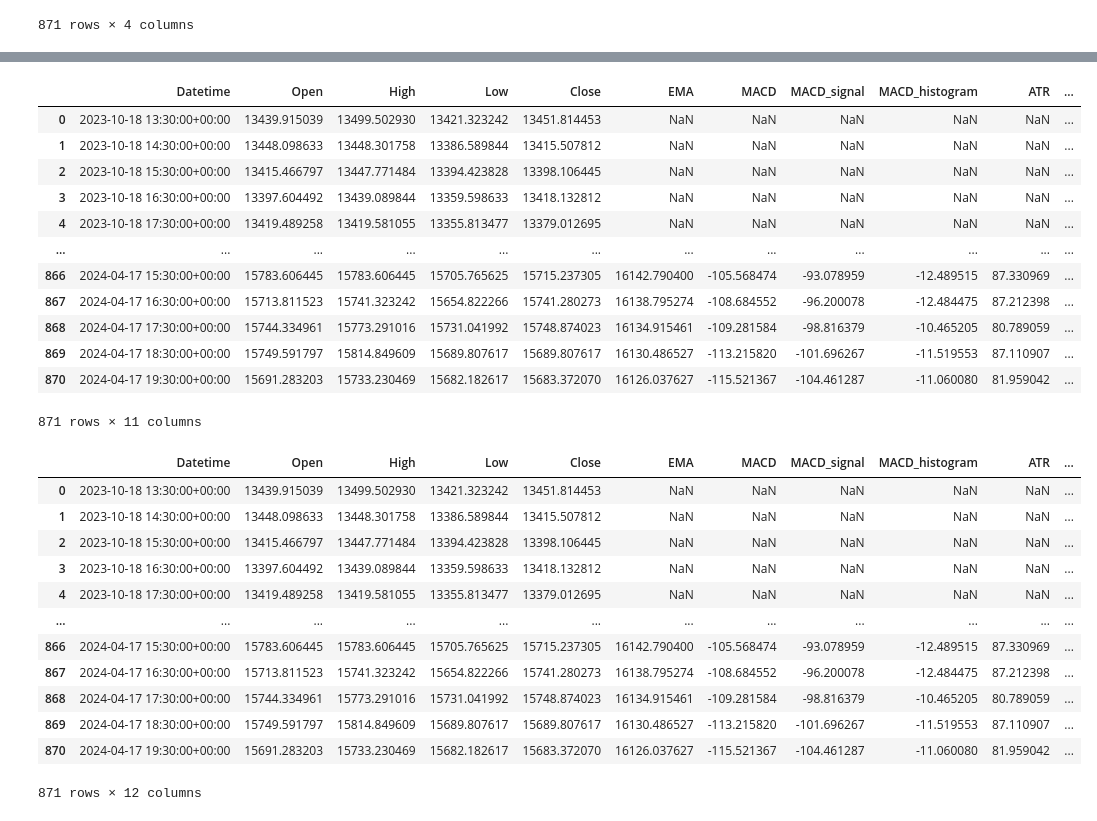
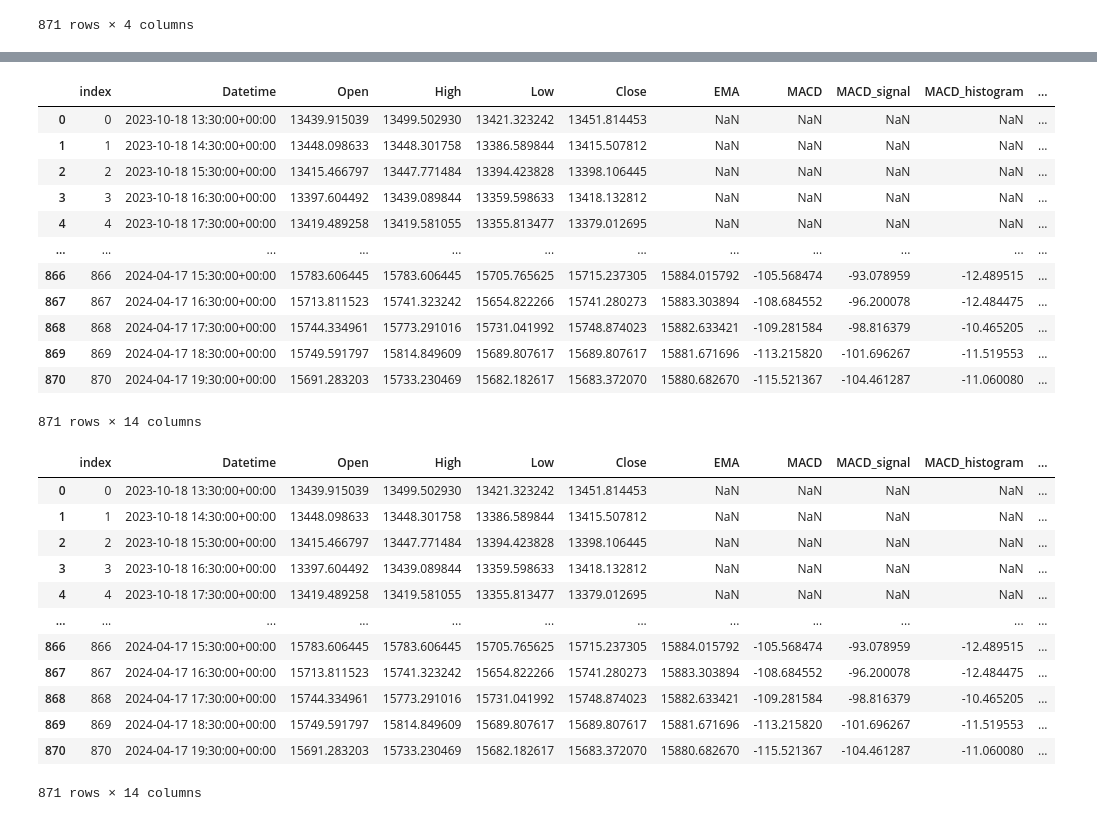
Before and after one commit to andrewchaa/trading-strategies, a Jupyter notebook: ddd-southwest/2_macd_1h_6mo_ema.ipynb, the cells around one changed output, grey strips where cells are left out. Drawn from its saved outputs; the diff is of its cells as text; code cells hidden in the pictures.

```diff
--- a/ddd-southwest/2.1_macd_backtest.ipynb
+++ b/ddd-southwest/2_macd_1h_6mo_ema.ipynb
@@ -37,7 +39,7 @@ tradingData
 | 2024-04-17 19:30:00+00:00 | 15691.283203 | 15733.230469 | 15682.182617 | 15683.372070 |
 871 rows × 4 columns
 # %%
-tradingData['EMA'] = ta.ema(tradingData.Close, length=200)
+tradingData['EMA'] = ta.ema(tradingData.Close, length=400)
 macd = ta.macd(tradingData.Close)
 macd
 
@@ -76,32 +66,32 @@ tradingData.describe()
 # %%
 def ema_signal(df, current, go_back_number):
   df_slice = df.copy()
   start = max(0, current - go_back_number)
   end = current
   relevant_rows = df_slice.iloc[start:end]
 
   if all(relevant_rows['High'] < relevant_rows['EMA']):
-    return 'downtrend'
+    return -1
   elif all(relevant_rows['Low'] > relevant_rows['EMA']):
-    return 'uptrend'
+    return 1
   else:
-    return 'neutral'
+    return 0
 
 tradingData.reset_index(inplace=True)
-tradingData['EMASignal'] = tradingData.progress_apply(
+tradingData['EMA_signal'] = tradingData.progress_apply(
   lambda row: ema_signal(tradingData, row.name, 5), axis='columns')
 tradingData
 # %% [output]
-|  | Datetime | Open | High | Low | Close | EMA | MACD | MACD_signal | MACD_histogram | ATR | ... |
-| 0 | 2023-10-18 13:30:00+00:00 | 13439.915039 | 13499.502930 | 13421.323242 | 13451.814453 | NaN | NaN | NaN | NaN | NaN | ... |
-| 1 | 2023-10-18 14:30:00+00:00 | 13448.098633 | 13448.301758 | 13386.589844 | 13415.507812 | NaN | NaN | NaN | NaN | NaN | ... |
-| 2 | 2023-10-18 15:30:00+00:00 | 13415.466797 | 13447.771484 | 13394.423828 | 13398.106445 | NaN | NaN | NaN | NaN | NaN | ... |
-| 3 | 2023-10-18 16:30:00+00:00 | 13397.604492 | 13439.089844 | 13359.598633 | 13418.132812 | NaN | NaN | NaN | NaN | NaN | ... |
-| 4 | 2023-10-18 17:30:00+00:00 | 13419.489258 | 13419.581055 | 13355.813477 | 13379.012695 | NaN | NaN | NaN | NaN | NaN | ... |
+|  | index | Datetime | Open | High | Low | Close | EMA | MACD | MACD_signal | MACD_histogram | ... |
+| 0 | 0 | 2023-10-18 13:30:00+00:00 | 13439.915039 | 13499.502930 | 13421.323242 | 13451.814453 | NaN | NaN | NaN | NaN | ... |
+| 1 | 1 | 2023-10-18 14:30:00+00:00 | 13448.098633 | 13448.301758 | 13386.589844 | 13415.507812 | NaN | NaN | NaN | NaN | ... |
+| 2 | 2 | 2023-10-18 15:30:00+00:00 | 13415.466797 | 13447.771484 | 13394.423828 | 13398.106445 | NaN | NaN | NaN | NaN | ... |
+| 3 | 3 | 2023-10-18 16:30:00+00:00 | 13397.604492 | 13439.089844 | 13359.598633 | 13418.132812 | NaN | NaN | NaN | NaN | ... |
+| 4 | 4 | 2023-10-18 17:30:00+00:00 | 13419.489258 | 13419.581055 | 13355.813477 | 13379.012695 | NaN | NaN | NaN | NaN | ... |
 | ... | ... | ... | ... | ... | ... | ... | ... | ... | ... | ... | ... |
-| 866 | 2024-04-17 15:30:00+00:00 | 15783.606445 | 15783.606445 | 15705.765625 | 15715.237305 | 16142.790400 | -105.568474 | -93.078959 | -12.489515 | 87.330969 | ... |
-| 867 | 2024-04-17 16:30:00+00:00 | 15713.811523 | 15741.323242 | 15654.822266 | 15741.280273 | 16138.795274 | -108.684552 | -96.200078 | -12.484475 | 87.212398 | ... |
-| 868 | 2024-04-17 17:30:00+00:00 | 15744.334961 | 15773.291016 | 15731.041992 | 15748.874023 | 16134.915461 | -109.281584 | -98.816379 | -10.465205 | 80.789059 | ... |
-| 869 | 2024-04-17 18:30:00+00:00 | 15749.591797 | 15814.849609 | 15689.807617 | 15689.807617 | 16130.486527 | -113.215820 | -101.696267 | -11.519553 | 87.110907 | ... |
-| 870 | 2024-04-17 19:30:00+00:00 | 15691.283203 | 15733.230469 | 15682.182617 | 15683.372070 | 16126.037627 | -115.521367 | -104.461287 | -11.060080 | 81.959042 | ... |
+| 866 | 866 | 2024-04-17 15:30:00+00:00 | 15783.606445 | 15783.606445 | 15705.765625 | 15715.237305 | 15884.015792 | -105.568474 | -93.078959 | -12.489515 | ... |
+| 867 | 867 | 2024-04-17 16:30:00+00:00 | 15713.811523 | 15741.323242 | 15654.822266 | 15741.280273 | 15883.303894 | -108.684552 | -96.200078 | -12.484475 | ... |
+| 868 | 868 | 2024-04-17 17:30:00+00:00 | 15744.334961 | 15773.291016 | 15731.041992 | 15748.874023 | 15882.633421 | -109.281584 | -98.816379 | -10.465205 | ... |
+| 869 | 869 | 2024-04-17 18:30:00+00:00 | 15749.591797 | 15814.849609 | 15689.807617 | 15689.807617 | 15881.671696 | -113.215820 | -101.696267 | -11.519553 | ... |
+| 870 | 870 | 2024-04-17 19:30:00+00:00 | 15691.283203 | 15733.230469 | 15682.182617 | 15683.372070 | 15880.682670 | -115.521367 | -104.461287 | -11.060080 | ... |
-871 rows × 11 columns
+871 rows × 14 columns
@@ -108,35 +113,35 @@ tradingData
 # %%
 def total_signal(df, current, go_back_number):
-    if (ema_signal(df, current, go_back_number) == 'uptrend' and
+    if (all(df.loc[current - go_back_number: current, 'EMA_signal'] == 1) and
         all(df.loc[current - 3:current - 2, 'MACD'] < df.loc[current - 3:current - 2, 'MACD_signal']) and
         all(df.loc[current - 1:current, 'MACD'] > df.loc[current - 1:current, 'MACD_signal'])
         ):
-            return 2
-    if (ema_signal(df, current, go_back_number)==1 and
+            return 1
+    if (all(df.loc[current - go_back_number: current, 'EMA_signal'] == -1) and
         all(df.loc[current - 3:current - 2, 'MACD'] > df.loc[current - 3:current - 2, 'MACD_signal']) and
         all(df.loc[current - 1:current, 'MACD'] < df.loc[current - 1:current, 'MACD_signal'])
         ):
 
-            return 1
+            return -1
     return 0
 
 tradingData['TotalSignal'] = tradingData.progress_apply(
        lambda row: total_signal(tradingData, row.name, 7), axis='columns')
 tradingData
 # %% [output]
-|  | Datetime | Open | High | Low | Close | EMA | MACD | MACD_signal | MACD_histogram | ATR | ... |
-| 0 | 2023-10-18 13:30:00+00:00 | 13439.915039 | 13499.502930 | 13421.323242 | 13451.814453 | NaN | NaN | NaN | NaN | NaN | ... |
-| 1 | 2023-10-18 14:30:00+00:00 | 13448.098633 | 13448.301758 | 13386.589844 | 13415.507812 | NaN | NaN | NaN | NaN | NaN | ... |
-| 2 | 2023-10-18 15:30:00+00:00 | 13415.466797 | 13447.771484 | 13394.423828 | 13398.106445 | NaN | NaN | NaN | NaN | NaN | ... |
-| 3 | 2023-10-18 16:30:00+00:00 | 13397.604492 | 13439.089844 | 13359.598633 | 13418.132812 | NaN | NaN | NaN | NaN | NaN | ... |
-| 4 | 2023-10-18 17:30:00+00:00 | 13419.489258 | 13419.581055 | 13355.813477 | 13379.012695 | NaN | NaN | NaN | NaN | NaN | ... |
+|  | index | Datetime | Open | High | Low | Close | EMA | MACD | MACD_signal | MACD_histogram | ... |
+| 0 | 0 | 2023-10-18 13:30:00+00:00 | 13439.915039 | 13499.502930 | 13421.323242 | 13451.814453 | NaN | NaN | NaN | NaN | ... |
+| 1 | 1 | 2023-10-18 14:30:00+00:00 | 13448.098633 | 13448.301758 | 13386.589844 | 13415.507812 | NaN | NaN | NaN | NaN | ... |
+| 2 | 2 | 2023-10-18 15:30:00+00:00 | 13415.466797 | 13447.771484 | 13394.423828 | 13398.106445 | NaN | NaN | NaN | NaN | ... |
+| 3 | 3 | 2023-10-18 16:30:00+00:00 | 13397.604492 | 13439.089844 | 13359.598633 | 13418.132812 | NaN | NaN | NaN | NaN | ... |
+| 4 | 4 | 2023-10-18 17:30:00+00:00 | 13419.489258 | 13419.581055 | 13355.813477 | 13379.012695 | NaN | NaN | NaN | NaN | ... |
 | ... | ... | ... | ... | ... | ... | ... | ... | ... | ... | ... | ... |
-| 866 | 2024-04-17 15:30:00+00:00 | 15783.606445 | 15783.606445 | 15705.765625 | 15715.237305 | 16142.790400 | -105.568474 | -93.078959 | -12.489515 | 87.330969 | ... |
-| 867 | 2024-04-17 16:30:00+00:00 | 15713.811523 | 15741.323242 | 15654.822266 | 15741.280273 | 16138.795274 | -108.684552 | -96.200078 | -12.484475 | 87.212398 | ... |
-| 868 | 2024-04-17 17:30:00+00:00 | 15744.334961 | 15773.291016 | 15731.041992 | 15748.874023 | 16134.915461 | -109.281584 | -98.816379 | -10.465205 | 80.789059 | ... |
-| 869 | 2024-04-17 18:30:00+00:00 | 15749.591797 | 15814.849609 | 15689.807617 | 15689.807617 | 16130.486527 | -113.215820 | -101.696267 | -11.519553 | 87.110907 | ... |
-| 870 | 2024-04-17 19:30:00+00:00 | 15691.283203 | 15733.230469 | 15682.182617 | 15683.372070 | 16126.037627 | -115.521367 | -104.461287 | -11.060080 | 81.959042 | ... |
+| 866 | 866 | 2024-04-17 15:30:00+00:00 | 15783.606445 | 15783.606445 | 15705.765625 | 15715.237305 | 15884.015792 | -105.568474 | -93.078959 | -12.489515 | ... |
+| 867 | 867 | 2024-04-17 16:30:00+00:00 | 15713.811523 | 15741.323242 | 15654.822266 | 15741.280273 | 15883.303894 | -108.684552 | -96.200078 | -12.484475 | ... |
+| 868 | 868 | 2024-04-17 17:30:00+00:00 | 15744.334961 | 15773.291016 | 15731.041992 | 15748.874023 | 15882.633421 | -109.281584 | -98.816379 | -10.465205 | ... |
+| 869 | 869 | 2024-04-17 18:30:00+00:00 | 15749.591797 | 15814.849609 | 15689.807617 | 15689.807617 | 15881.671696 | -113.215820 | -101.696267 | -11.519553 | ... |
+| 870 | 870 | 2024-04-17 19:30:00+00:00 | 15691.283203 | 15733.230469 | 15682.182617 | 15683.372070 | 15880.682670 | -115.521367 | -104.461287 | -11.060080 | ... |
-871 rows × 12 columns
+871 rows × 14 columns
 # %%
 tradingData[tradingData.TotalSignal != 0].head(20)
 # %% [output]
```
Also changed, not shown: parts of 13 cells of this notebook, 2 other files.
